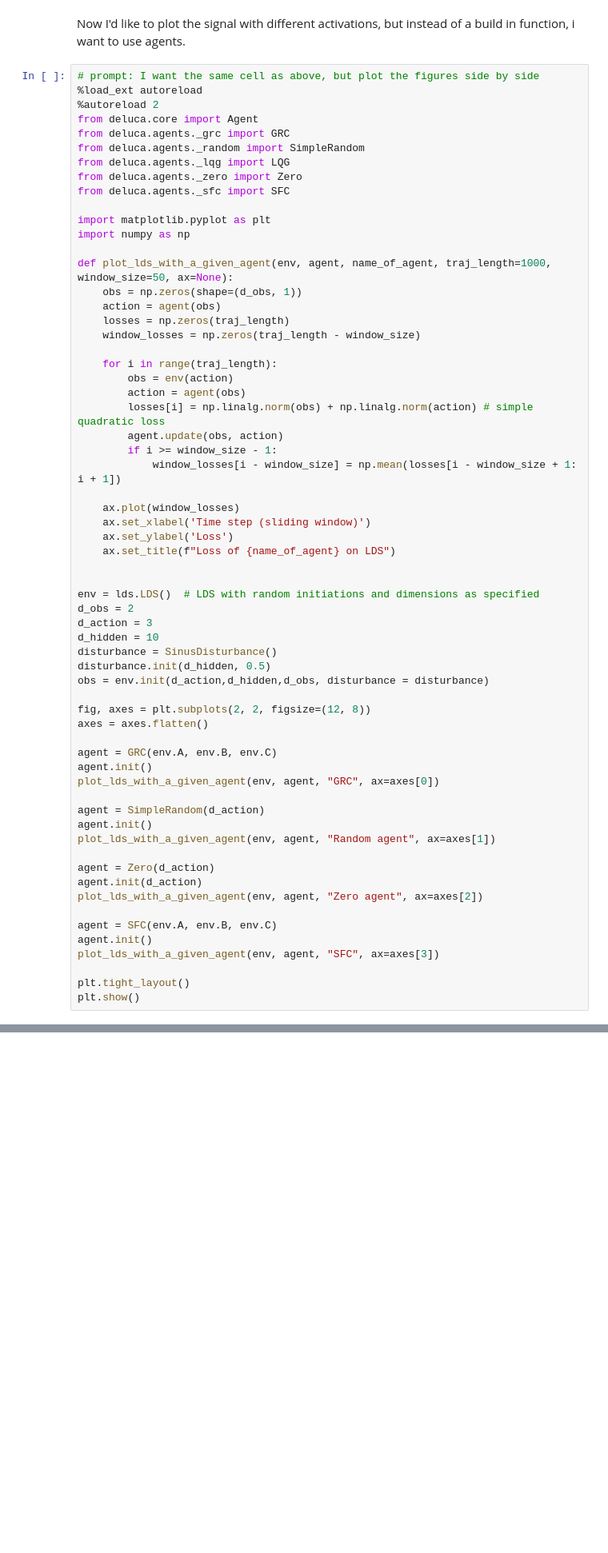
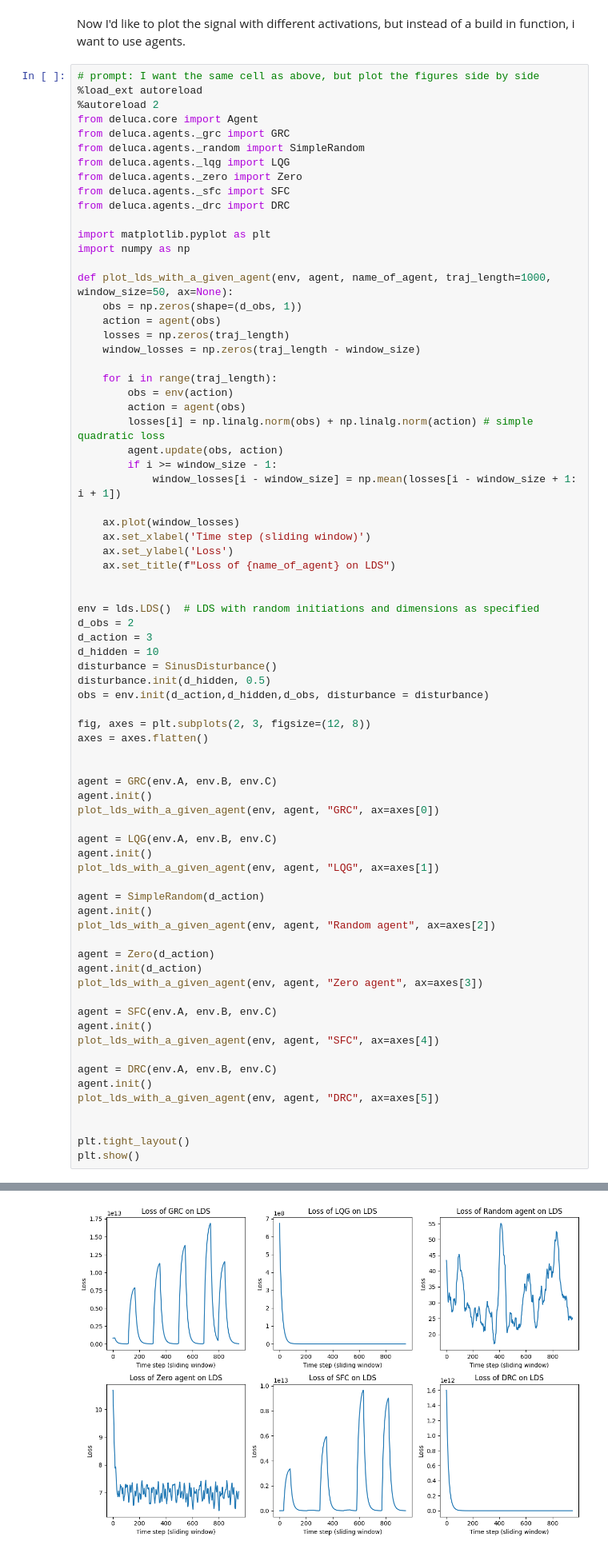
Before and after one commit to google/deluca, a Jupyter notebook: colabs/test_agents_on_lds.ipynb, the cells around one changed output, grey strips where cells are left out. Shown at 80% size. Saved outputs shown, nothing was run; the diff lists cells and outputs as text; blank space fills up the shorter version.

```diff
--- a/colabs/test_agents_on_lds.ipynb
+++ b/colabs/test_agents_on_lds.ipynb
@@ -71,6 +71,7 @@ from deluca.agents._random import SimpleRandom
 from deluca.agents._lqg import LQG
 from deluca.agents._zero import Zero
 from deluca.agents._sfc import SFC
+from deluca.agents._drc import DRC
 
 import matplotlib.pyplot as plt
 import numpy as np
@@ -96,34 +97,45 @@ def plot_lds_with_a_given_agent(env, agent, name_of_agent, traj_length=1000, win
 
 
 env = lds.LDS()  # LDS with random initiations and dimensions as specified
 d_obs = 2
 d_action = 3
 d_hidden = 10
 disturbance = SinusDisturbance()
 disturbance.init(d_hidden, 0.5)
 obs = env.init(d_action,d_hidden,d_obs, disturbance = disturbance)
 
-fig, axes = plt.subplots(2, 2, figsize=(12, 8))
+fig, axes = plt.subplots(2, 3, figsize=(12, 8))
 axes = axes.flatten()
+
 
 agent = GRC(env.A, env.B, env.C)
 agent.init()
 plot_lds_with_a_given_agent(env, agent, "GRC", ax=axes[0])
 
+agent = LQG(env.A, env.B, env.C)
+agent.init()
+plot_lds_with_a_given_agent(env, agent, "LQG", ax=axes[1])
+
 agent = SimpleRandom(d_action)
 agent.init()
-plot_lds_with_a_given_agent(env, agent, "Random agent", ax=axes[1])
+plot_lds_with_a_given_agent(env, agent, "Random agent", ax=axes[2])
 
 agent = Zero(d_action)
 agent.init(d_action)
-plot_lds_with_a_given_agent(env, agent, "Zero agent", ax=axes[2])
+plot_lds_with_a_given_agent(env, agent, "Zero agent", ax=axes[3])
 
 agent = SFC(env.A, env.B, env.C)
 agent.init()
-plot_lds_with_a_given_agent(env, agent, "SFC", ax=axes[3])
+plot_lds_with_a_given_agent(env, agent, "SFC", ax=axes[4])
+
+agent = DRC(env.A, env.B, env.C)
+agent.init()
+plot_lds_with_a_given_agent(env, agent, "DRC", ax=axes[5])
+
 
 plt.tight_layout()
 plt.show()
 # %% [output]
 The autoreload extension is already loaded. To reload it, use:
   %reload_ext autoreload
+[figure, added]
```
